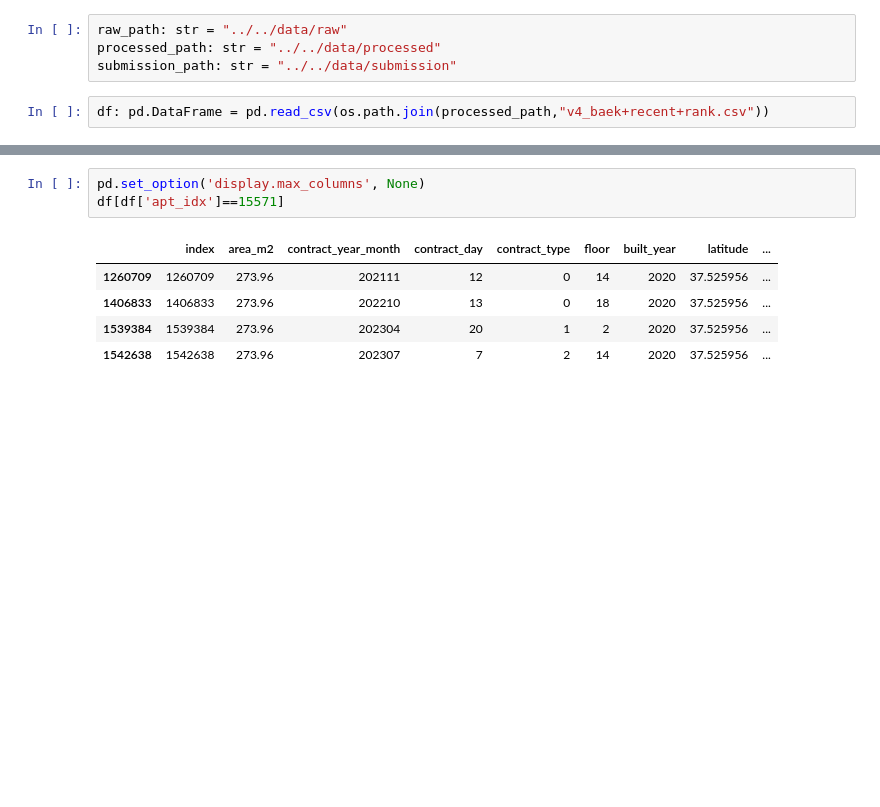
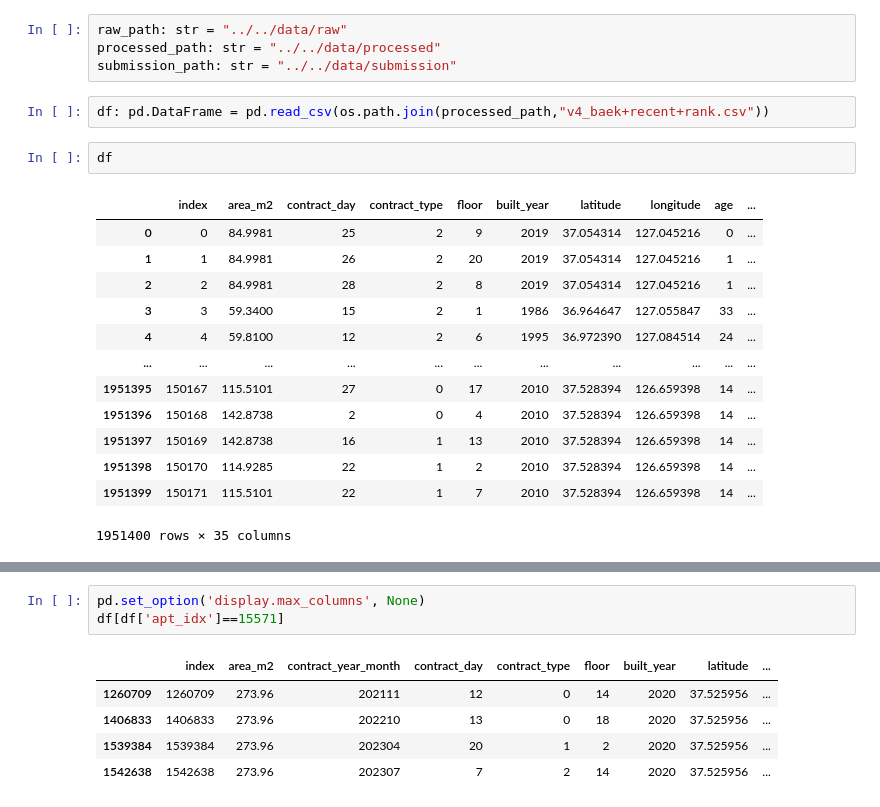
Before and after one commit to boostcampaitech7/level2-competitiveds-recsys-06, a Jupyter notebook: EDA/김건율/test_lightGBM_1.ipynb, the cells around one changed output, grey strips where cells are left out. Drawn from its saved outputs; the diff is of its cells as text; blank space fills up the shorter version.

```diff
--- a/EDA/김건율/test_lightGBM_1.ipynb
+++ b/EDA/김건율/test_lightGBM_1.ipynb
@@ -18,3 +18,19 @@ processed_path: str = "../../data/processed"
 submission_path: str = "../../data/submission"
 # %%
 df: pd.DataFrame = pd.read_csv(os.path.join(processed_path,"v4_baek+recent+rank.csv"))
+# %%
+df
+# %% [output]
+|  | index | area_m2 | contract_day | contract_type | floor | built_year | latitude | longitude | age | ... |
+| 0 | 0 | 84.9981 | 25 | 2 | 9 | 2019 | 37.054314 | 127.045216 | 0 | ... |
+| 1 | 1 | 84.9981 | 26 | 2 | 20 | 2019 | 37.054314 | 127.045216 | 1 | ... |
+| 2 | 2 | 84.9981 | 28 | 2 | 8 | 2019 | 37.054314 | 127.045216 | 1 | ... |
+| 3 | 3 | 59.3400 | 15 | 2 | 1 | 1986 | 36.964647 | 127.055847 | 33 | ... |
+| 4 | 4 | 59.8100 | 12 | 2 | 6 | 1995 | 36.972390 | 127.084514 | 24 | ... |
+| ... | ... | ... | ... | ... | ... | ... | ... | ... | ... | ... |
+| 1951395 | 150167 | 115.5101 | 27 | 0 | 17 | 2010 | 37.528394 | 126.659398 | 14 | ... |
+| 1951396 | 150168 | 142.8738 | 2 | 0 | 4 | 2010 | 37.528394 | 126.659398 | 14 | ... |
+| 1951397 | 150169 | 142.8738 | 16 | 1 | 13 | 2010 | 37.528394 | 126.659398 | 14 | ... |
+| 1951398 | 150170 | 114.9285 | 22 | 1 | 2 | 2010 | 37.528394 | 126.659398 | 14 | ... |
+| 1951399 | 150171 | 115.5101 | 22 | 1 | 7 | 2010 | 37.528394 | 126.659398 | 14 | ... |
+1951400 rows × 35 columns
```
Also changed, not shown: parts of 15 cells of this notebook, 2 other files.
